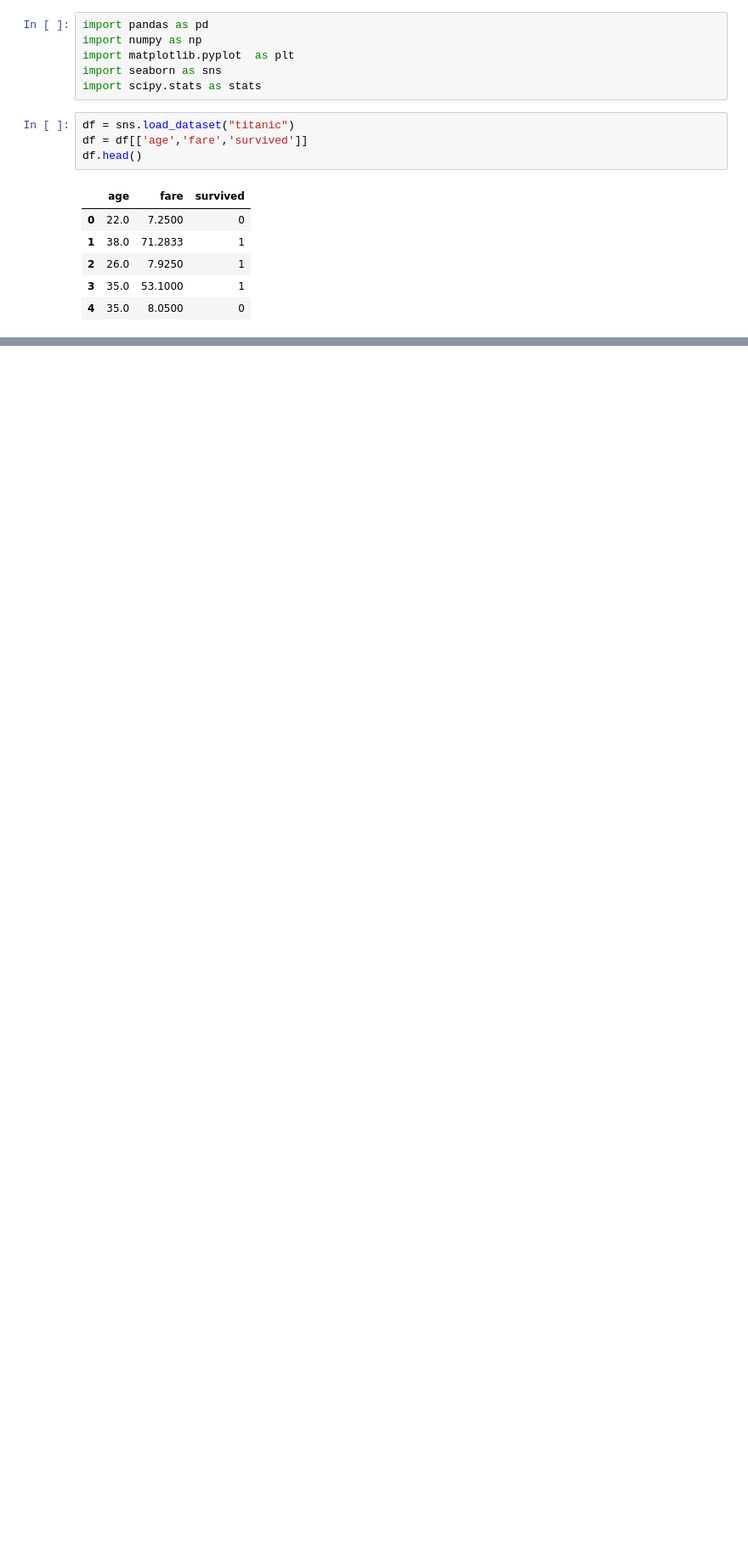
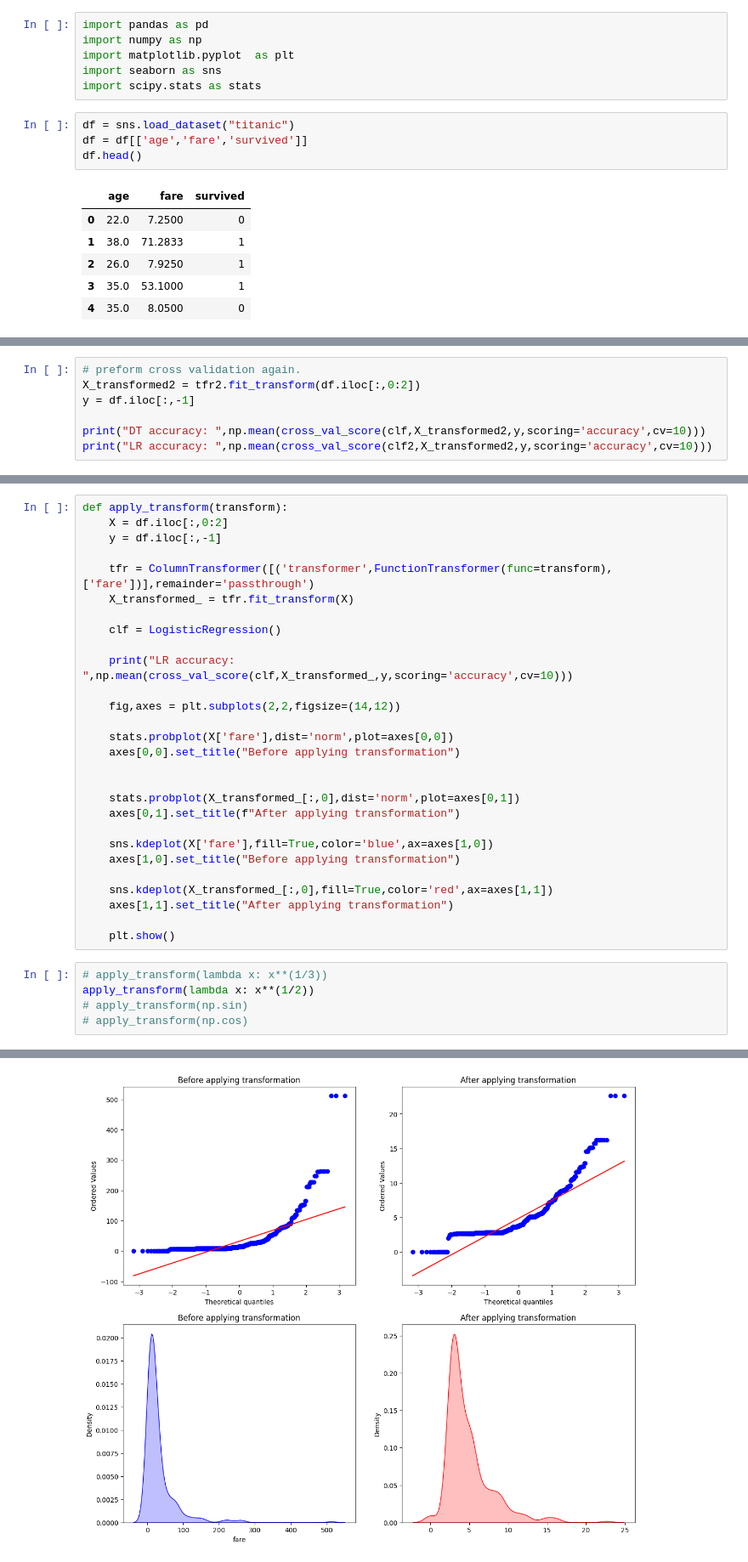
Before and after one commit to renovamen1/feature-engineering, a Jupyter notebook: mathematical transformations/function transformers.ipynb, the cells around one changed output, grey strips where cells are left out. Shown at 85% size. Saved outputs shown, nothing was run; the diff lists cells and outputs as text; blank space fills up the shorter version.

```diff
--- a/mathematical transformations/function transformers.ipynb
+++ b/mathematical transformations/function transformers.ipynb
@@ -97,0 +216,7 @@ LR accuracy:  0.6529850746268657
+# %%
+# preform cross validation again.
+X_transformed2 = tfr2.fit_transform(df.iloc[:,0:2])
+y = df.iloc[:,-1]
+
+print("DT accuracy: ",np.mean(cross_val_score(clf,X_transformed2,y,scoring='accuracy',cv=10)))
+print("LR accuracy: ",np.mean(cross_val_score(clf2,X_transformed2,y,scoring='accuracy',cv=10)))
@@ -97,0 +232,34 @@ LR accuracy:  0.6529850746268657
+# %%
+def apply_transform(transform):
+    X = df.iloc[:,0:2]
+    y = df.iloc[:,-1]
+
+    tfr = ColumnTransformer([('transformer',FunctionTransformer(func=transform),['fare'])],remainder='passthrough')
+    X_transformed_ = tfr.fit_transform(X)
+
+    clf = LogisticRegression()
+
+    print("LR accuracy: ",np.mean(cross_val_score(clf,X_transformed_,y,scoring='accuracy',cv=10)))
+
+    fig,axes = plt.subplots(2,2,figsize=(14,12))
+
+    stats.probplot(X['fare'],dist='norm',plot=axes[0,0])
+    axes[0,0].set_title("Before applying transformation")
+
+
+    stats.probplot(X_transformed_[:,0],dist='norm',plot=axes[0,1])
+    axes[0,1].set_title(f"After applying transformation")
+
+    sns.kdeplot(X['fare'],fill=True,color='blue',ax=axes[1,0])
+    axes[1,0].set_title("Before applying transformation")
+
+    sns.kdeplot(X_transformed_[:,0],fill=True,color='red',ax=axes[1,1])
+    axes[1,1].set_title("After applying transformation")
+
+    plt.show()
+# %%
+# apply_transform(lambda x: x**(1/3))
+apply_transform(lambda x: x**(1/2))
+# apply_transform(np.sin)
+# apply_transform(np.cos)
+# %% [output]
@@ -97,0 +267 @@ LR accuracy:  0.6529850746268657
+[figure, added]
```
Also changed, not shown: parts of 29 cells of this notebook.
